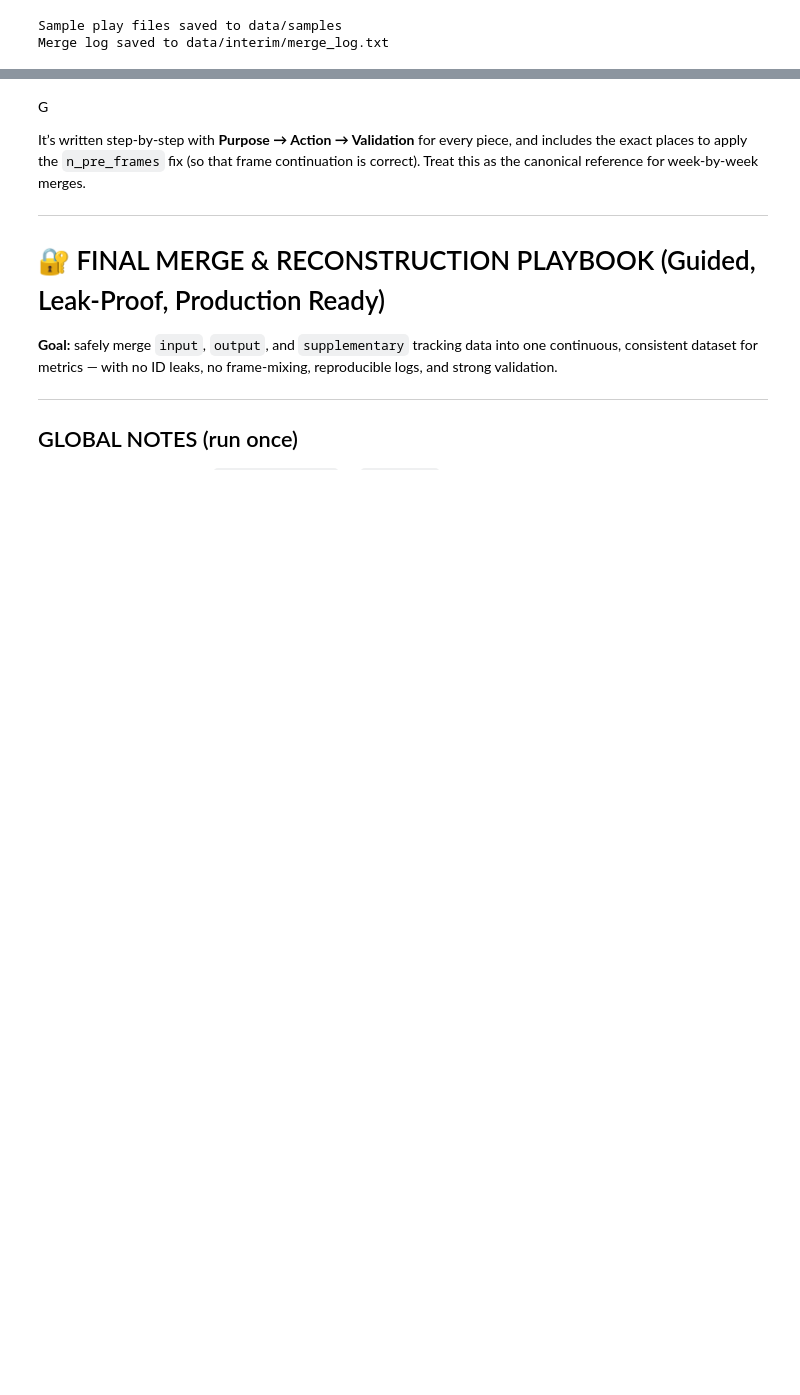
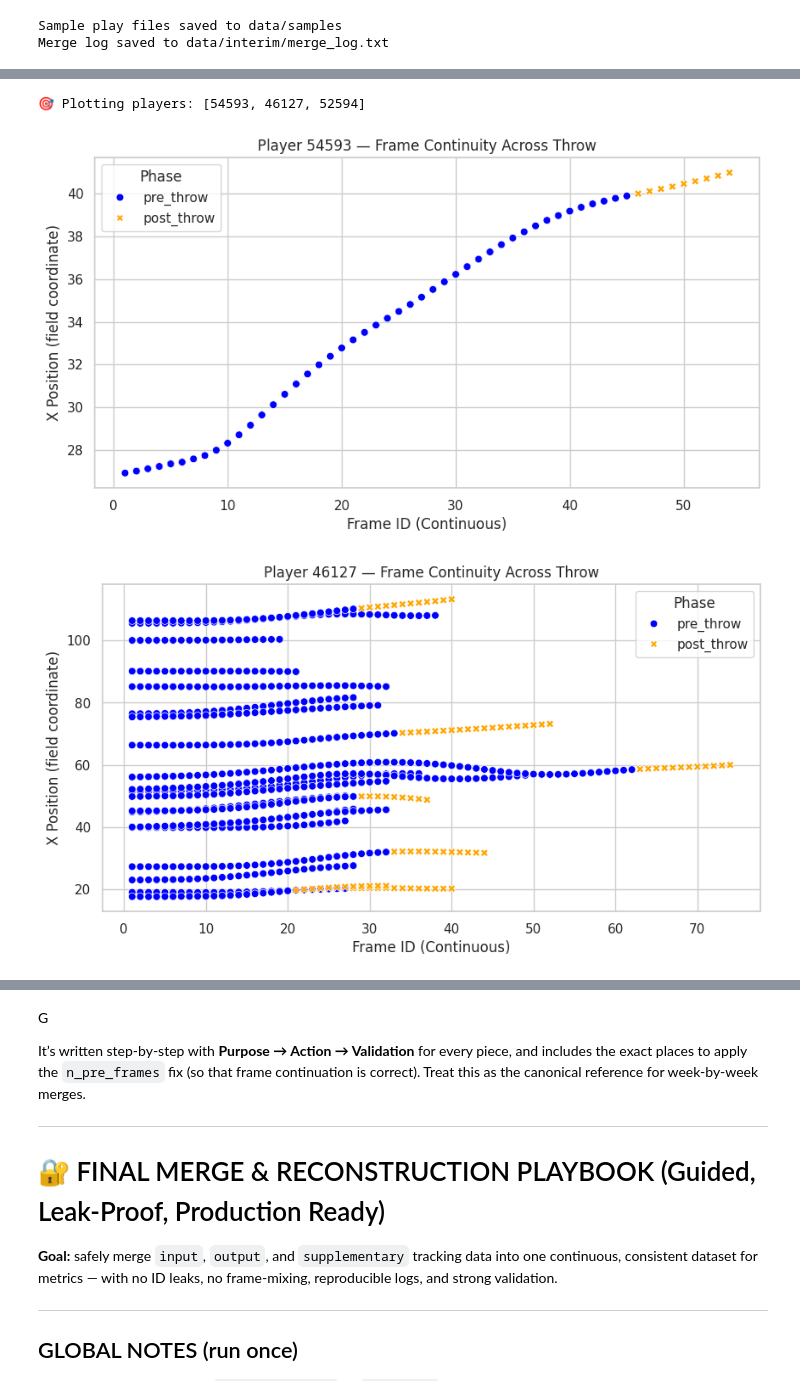
Before and after one commit to muma005/nfl-ball-flight-analysis, a Jupyter notebook: notebooks/01_reconstruction.ipynb, the cells around one changed output, grey strips where cells are left out. Cells and saved outputs as stored; diff of their text form; code cells hidden in the pictures; blank space fills up the shorter version.

Commit message:
a complete merge logic that is data integrity proof setting the foundation for reconstructing motion post throw

```diff
--- a/notebooks/01_reconstruction.ipynb
+++ b/notebooks/01_reconstruction.ipynb
@@ -658,0 +709,39 @@ Visualizing tracks for sample play Game ID: 2023091003, Play ID: 3335
+# %%
+import matplotlib.pyplot as plt
+import seaborn as sns
+import random
+
+# Pick a few random players who have both pre and post phases
+both_phase_players = (
+    merged_df.groupby('nfl_id')['phase']
+    .nunique()
+    .reset_index()
+    .query("phase == 2")['nfl_id']
+    .tolist()
+)
+
+# Randomly sample 3 players from that list
+sample_players = random.sample(both_phase_players, min(3, len(both_phase_players)))
+print("🎯 Plotting players:", sample_players)
+
+# Plot for each sampled player
+for pid in sample_players:
+    df_p = merged_df.query("nfl_id == @pid").copy()
+
+    plt.figure(figsize=(10, 5))
+    sns.scatterplot(
+        data=df_p,
+        x='frame_id', y='x',
+        hue='phase', style='phase', palette={'pre_throw': 'blue', 'post_throw': 'orange'},
+        s=40
+    )
+    plt.title(f"Player {pid} — Frame Continuity Across Throw")
+    plt.xlabel("Frame ID (Continuous)")
+    plt.ylabel("X Position (field coordinate)")
+    plt.legend(title="Phase")
+    plt.grid(True)
+    plt.show()
+# %% [output]
+🎯 Plotting players: [54593, 46127, 52594]
+[figure, added]
+[figure, added]
```
Also changed, not shown: parts of 11 cells of this notebook.
